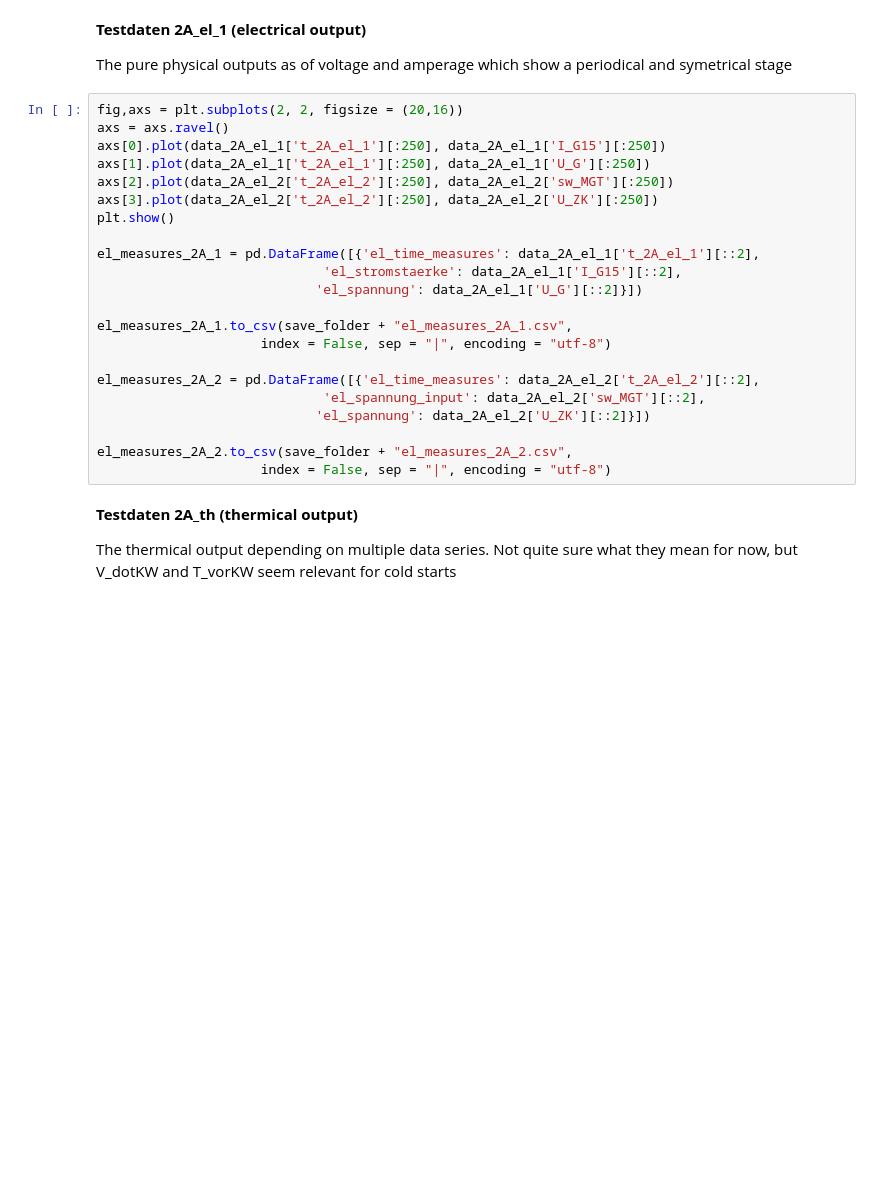
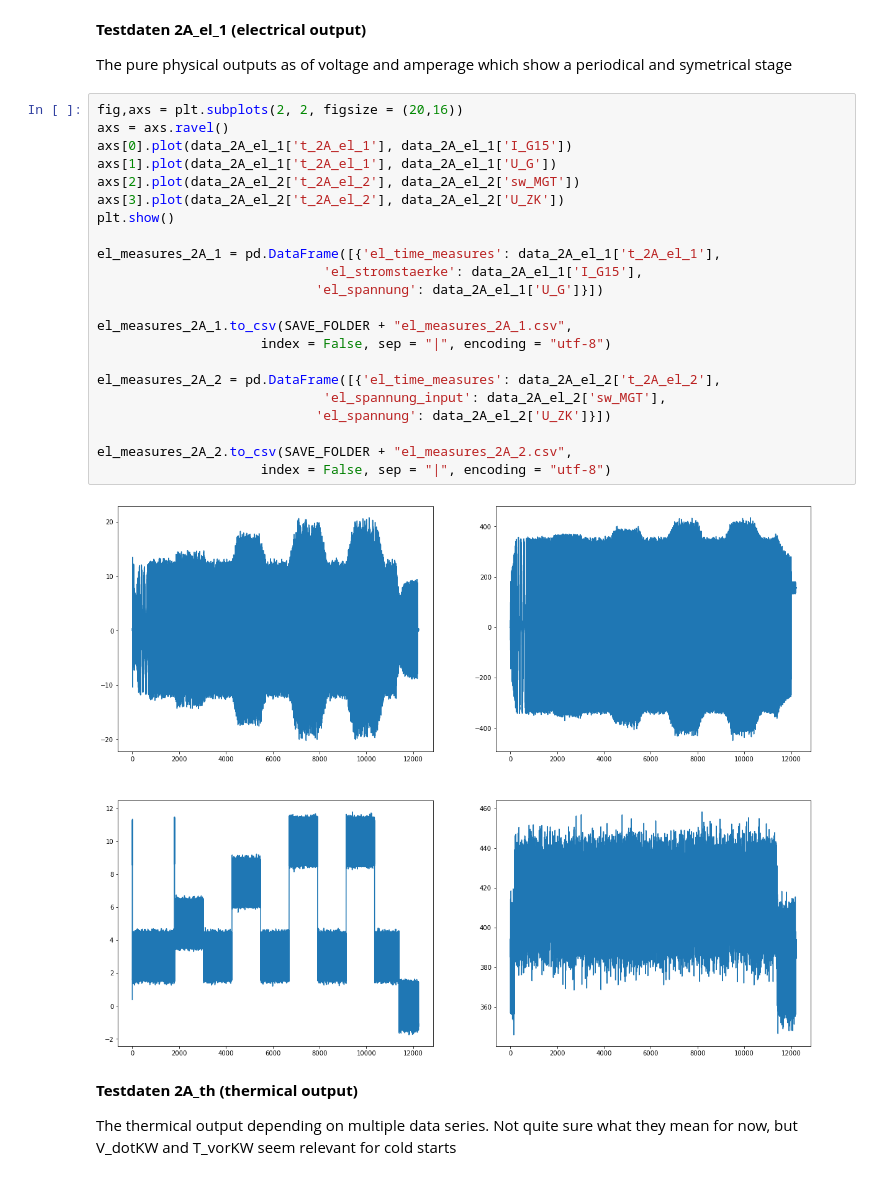
Before and after one commit to Energy-Theory-Guided-Data-Science/Gas-Turbine, a Jupyter notebook: Code/Data_Preprocessing.ipynb, the cells around one changed output. Cells and saved outputs as stored; diff of their text form; blank space fills up the shorter version.

```diff
--- a/Code/Data_Preprocessing.ipynb
+++ b/Code/Data_Preprocessing.ipynb
@@ -114,25 +174,27 @@ The pure physical outputs as of voltage and amperage which show a periodical and
 # %%
 fig,axs = plt.subplots(2, 2, figsize = (20,16))
 axs = axs.ravel()
-axs[0].plot(data_2A_el_1['t_2A_el_1'][:250], data_2A_el_1['I_G15'][:250])
-axs[1].plot(data_2A_el_1['t_2A_el_1'][:250], data_2A_el_1['U_G'][:250])
-axs[2].plot(data_2A_el_2['t_2A_el_2'][:250], data_2A_el_2['sw_MGT'][:250])
-axs[3].plot(data_2A_el_2['t_2A_el_2'][:250], data_2A_el_2['U_ZK'][:250])
+axs[0].plot(data_2A_el_1['t_2A_el_1'], data_2A_el_1['I_G15'])
+axs[1].plot(data_2A_el_1['t_2A_el_1'], data_2A_el_1['U_G'])
+axs[2].plot(data_2A_el_2['t_2A_el_2'], data_2A_el_2['sw_MGT'])
+axs[3].plot(data_2A_el_2['t_2A_el_2'], data_2A_el_2['U_ZK'])
 plt.show()
 
-el_measures_2A_1 = pd.DataFrame([{'el_time_measures': data_2A_el_1['t_2A_el_1'][::2],
-                             'el_stromstaerke': data_2A_el_1['I_G15'][::2],
-                            'el_spannung': data_2A_el_1['U_G'][::2]}])
+el_measures_2A_1 = pd.DataFrame([{'el_time_measures': data_2A_el_1['t_2A_el_1'],
+                             'el_stromstaerke': data_2A_el_1['I_G15'],
+                            'el_spannung': data_2A_el_1['U_G']}])
 
-el_measures_2A_1.to_csv(save_folder + "el_measures_2A_1.csv",
+el_measures_2A_1.to_csv(SAVE_FOLDER + "el_measures_2A_1.csv",
                      index = False, sep = "|", encoding = "utf-8")
 
-el_measures_2A_2 = pd.DataFrame([{'el_time_measures': data_2A_el_2['t_2A_el_2'][::2],
-                             'el_spannung_input': data_2A_el_2['sw_MGT'][::2],
-                            'el_spannung': data_2A_el_2['U_ZK'][::2]}])
+el_measures_2A_2 = pd.DataFrame([{'el_time_measures': data_2A_el_2['t_2A_el_2'],
+                             'el_spannung_input': data_2A_el_2['sw_MGT'],
+                            'el_spannung': data_2A_el_2['U_ZK']}])
 
-el_measures_2A_2.to_csv(save_folder + "el_measures_2A_2.csv",
+el_measures_2A_2.to_csv(SAVE_FOLDER + "el_measures_2A_2.csv",
                      index = False, sep = "|", encoding = "utf-8")
+# %% [output]
+[figure, added]
 # %% [markdown]
 **Testdaten 2A_th (thermical output)**
 
```
Also changed, not shown: parts of 19 cells of this notebook.
